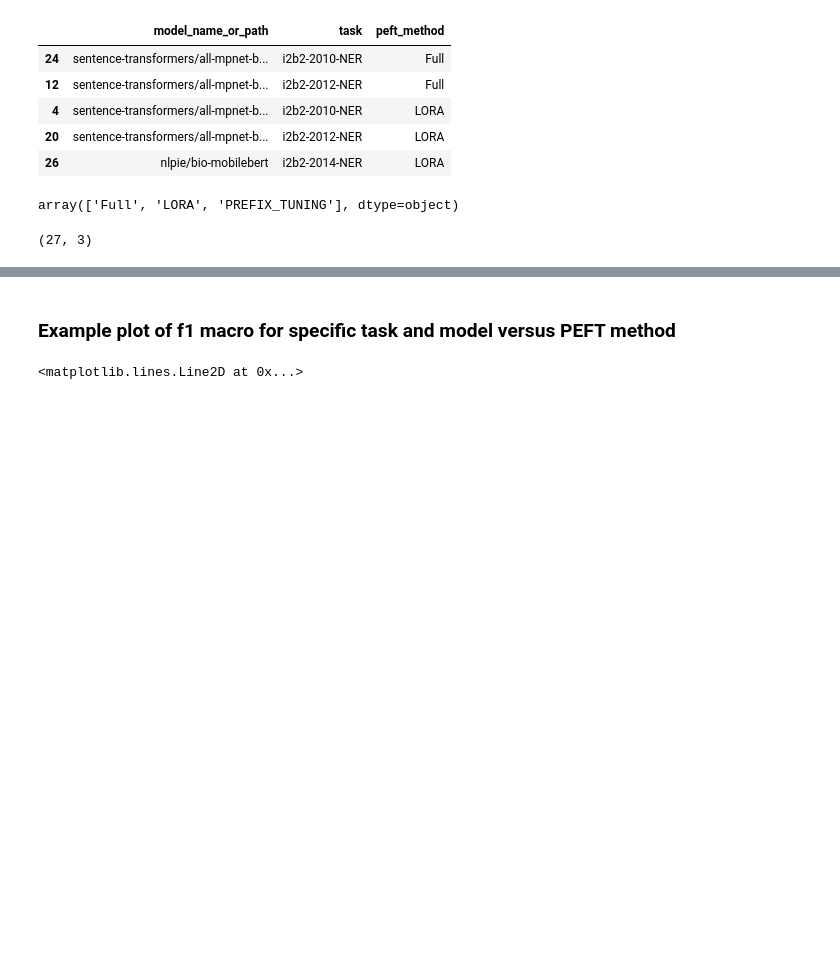
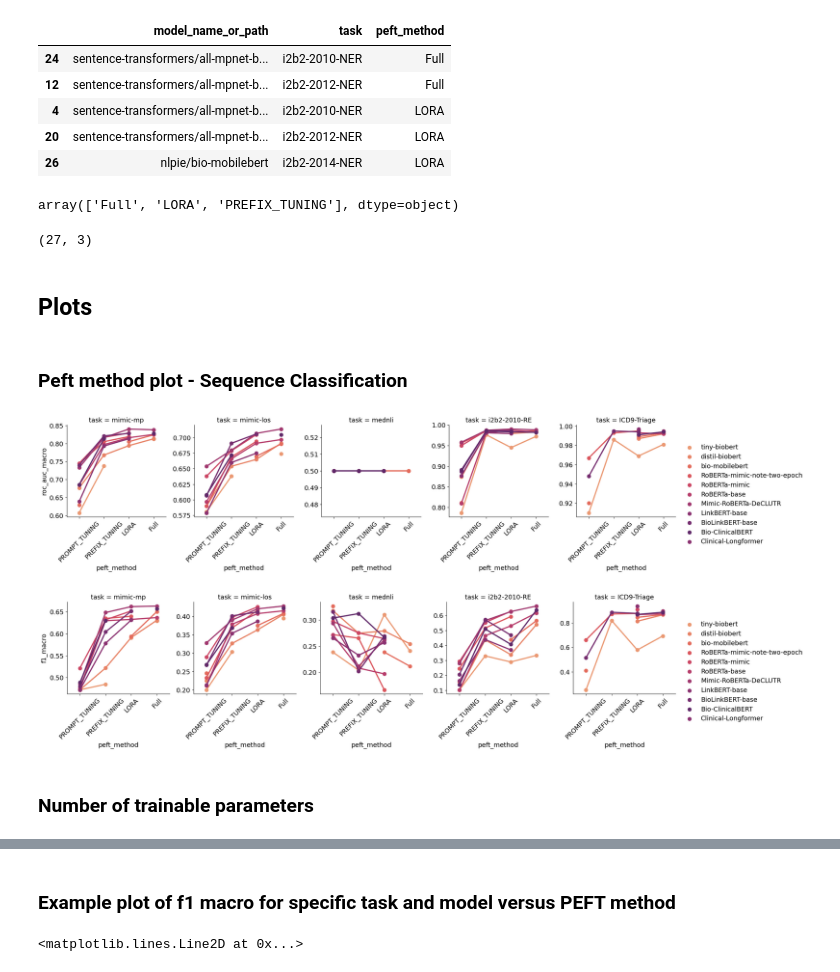
Before and after one commit to nlpie-research/efficient-ml, a Jupyter notebook: notebooks/load_tb_files.ipynb, the cells around one changed output, grey strips where cells are left out. Cells and saved outputs as stored; diff of their text form; code cells hidden in the pictures; blank space fills up the shorter version.

```diff
--- a/notebooks/load_tb_files.ipynb
+++ b/notebooks/load_tb_files.ipynb
@@ -599,3 +581,35 @@ ner_pending_tasks.to_csv('../training_bash_scripts/pending_tasks_TOKEN_CLS.csv',
                         index=False, header=False)
 # %% [output]
 (27, 3)
+# %% [markdown]
+## Plots
+# %% [markdown]
+### Peft method plot - Sequence Classification
+# %%
+plot_df = cls_results_df.loc[cls_results_df['few_shot_n'] > 200].copy()
+plot_df.loc[plot_df['task'] == 'ICD9-Triage']
+plot_df.sort_values(['Model name', 'peft_method', 'task', 'few_shot_n', 'f1_macro'],
+                            ascending=False, inplace=True)
+plot_df.drop_duplicates(['Model name', 'peft_method', 'task', 'few_shot_n'], inplace=True)
+plot_df['roc_auc_macro'] = plot_df['roc_auc_macro'].apply(lambda x: round(x, 3)).values
+# %%
+
+
+metrics = ['roc_auc_macro', 'f1_macro']
+for metric in metrics:
+
+    fg = sns.FacetGrid(data=plot_df, col='task', sharey=False, legend_out=True, aspect = 1, height = 4)
+    fg.map_dataframe(sns.pointplot, x='peft_method', y=metric, hue='Model name',
+                    order=['PROMPT_TUNING', 'PREFIX_TUNING', 'LORA', 'Full'],
+                    palette='flare')
+    fg.add_legend()
+    # handles, labels = fg.axes[0,0].get_legend_handles_labels()
+    # fg.fig.legend(handles, labels)
+    # sns.move_legend(ax, "upper left", bbox_to_anchor=(1.02, 0.4))
+    fg.set_xticklabels(rotation = 45)
+    plt.show()
+# %% [output]
+[figure, added]
+[figure, added]
+# %% [markdown]
+### Number of trainable parameters
```
Also changed, not shown: parts of 13 cells of this notebook, 3 other files.
